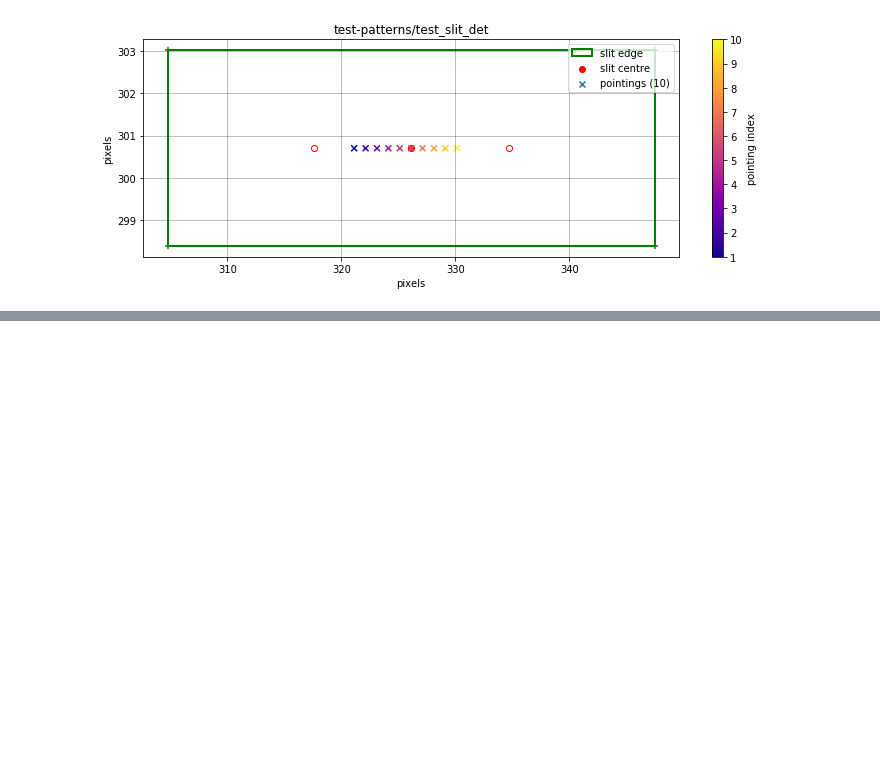
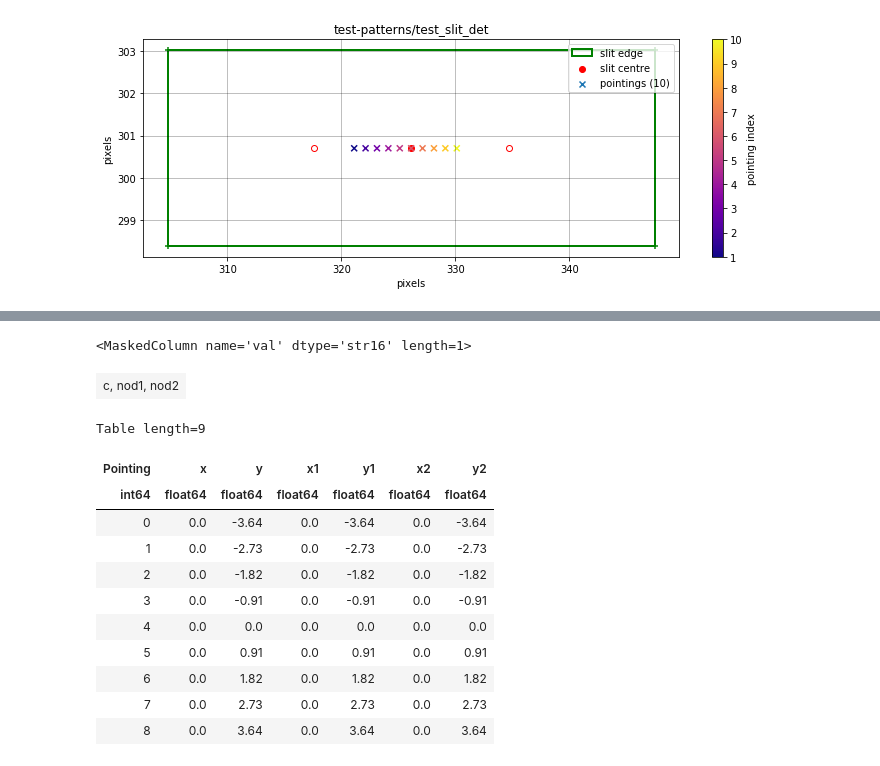
Before and after one commit to STScI-MIRI/MIRI-LRS-dithers, a Jupyter notebook: LRS_slit_pattern_demo.ipynb, the cells around one changed output, grey strips where cells are left out. Drawn from its saved outputs; the diff is of its cells as text; code cells hidden in the pictures; blank space fills up the shorter version.

```diff
--- a/LRS_slit_pattern_demo.ipynb
+++ b/LRS_slit_pattern_demo.ipynb
@@ -108,0 +116,20 @@ Pysiaf uses PRD version PRDOPSSOC-H-015
+# %%
+pmult.ref
+# %% [output]
+<MaskedColumn name='val' dtype='str16' length=1>
+| c, nod1, nod2 |
+# %%
+pmult.patt
+# %% [output]
+Table length=9
+| Pointing | x | y | x1 | y1 | x2 | y2 |
+| int64 | float64 | float64 | float64 | float64 | float64 | float64 |
+| 0 | 0.0 | -3.64 | 0.0 | -3.64 | 0.0 | -3.64 |
+| 1 | 0.0 | -2.73 | 0.0 | -2.73 | 0.0 | -2.73 |
+| 2 | 0.0 | -1.82 | 0.0 | -1.82 | 0.0 | -1.82 |
+| 3 | 0.0 | -0.91 | 0.0 | -0.91 | 0.0 | -0.91 |
+| 4 | 0.0 | 0.0 | 0.0 | 0.0 | 0.0 | 0.0 |
+| 5 | 0.0 | 0.91 | 0.0 | 0.91 | 0.0 | 0.91 |
+| 6 | 0.0 | 1.82 | 0.0 | 1.82 | 0.0 | 1.82 |
+| 7 | 0.0 | 2.73 | 0.0 | 2.73 | 0.0 | 2.73 |
+| 8 | 0.0 | 3.64 | 0.0 | 3.64 | 0.0 | 3.64 |
```
Also changed, not shown: parts of 4 cells of this notebook, 2 other files.
